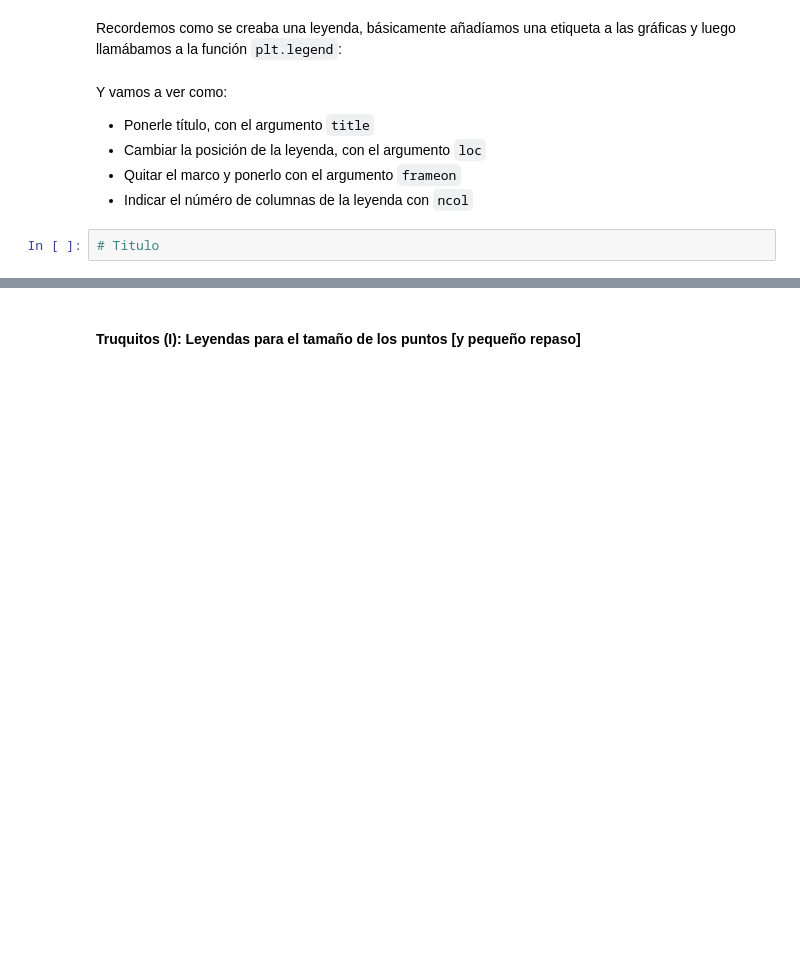
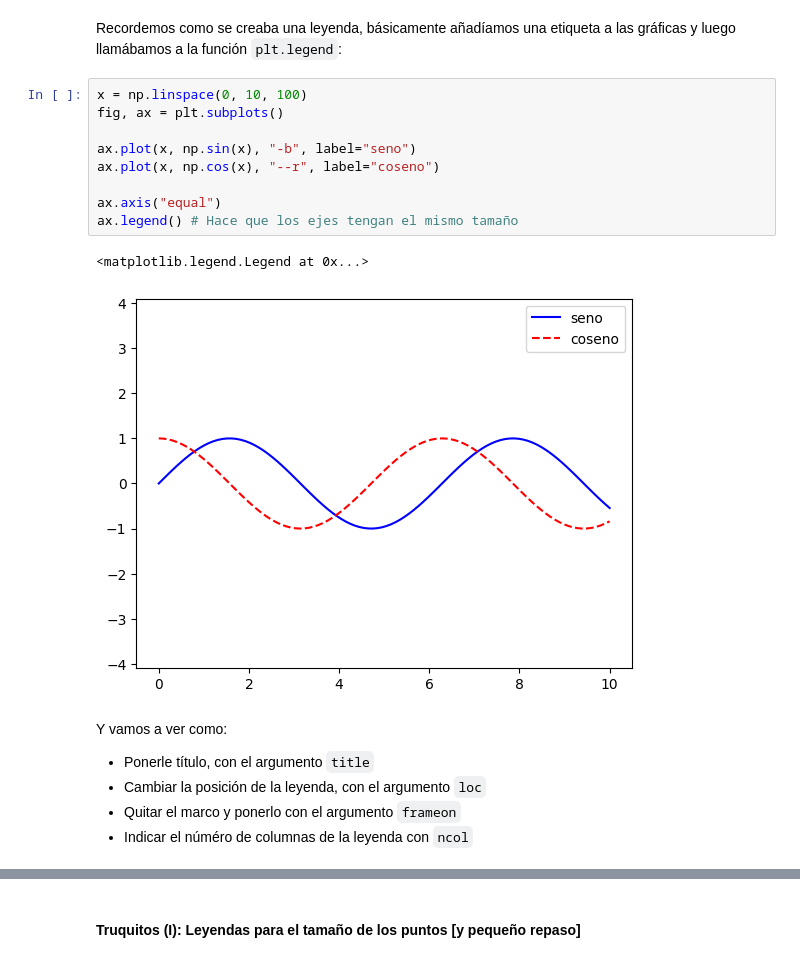
Before and after one commit to csanchosahun/DS-Online-Carlos-Sancho, a Jupyter notebook: 03_Data_Analysis/Sprint_08/Unidad_01_Visualizacion_Basica_Matplotlib/01_Workout/07_Elementos_de_Apoyo.ipynb, the cells around one changed output, grey strips where cells are left out. Saved outputs shown, nothing was run; the diff lists cells and outputs as text; blank space fills up the shorter version.

```diff
--- a/03_Data_Analysis/Sprint_08/Unidad_01_Visualizacion_Basica_Matplotlib/01_Workout/07_Elementos_de_Apoyo.ipynb
+++ b/03_Data_Analysis/Sprint_08/Unidad_01_Visualizacion_Basica_Matplotlib/01_Workout/07_Elementos_de_Apoyo.ipynb
@@ -12,11 +12,21 @@ import pandas as pd
 ### Manipulando leyendas
 # %% [markdown]
 Recordemos como se creaba una leyenda, básicamente añadíamos una etiqueta a las gráficas y luego llamábamos a la función `plt.legend`:
+# %%
+x = np.linspace(0, 10, 100)
+fig, ax = plt.subplots()
+
+ax.plot(x, np.sin(x), "-b", label="seno")
+ax.plot(x, np.cos(x), "--r", label="coseno")
+
+ax.axis("equal")
+ax.legend() # Hace que los ejes tengan el mismo tamaño
+# %% [output]
+<matplotlib.legend.Legend at 0x...>
+[figure, added]
 # %% [markdown]
 Y vamos a ver como:
 * Ponerle título, con el argumento `title`
 * Cambiar la posición de la leyenda, con el argumento `loc`
 * Quitar el marco y ponerlo con el argumento `frameon`
 * Indicar el núméro de columnas de la leyenda con `ncol`
-# %%
-# Titulo
```
Also changed, not shown: parts of 19 cells of this notebook.
